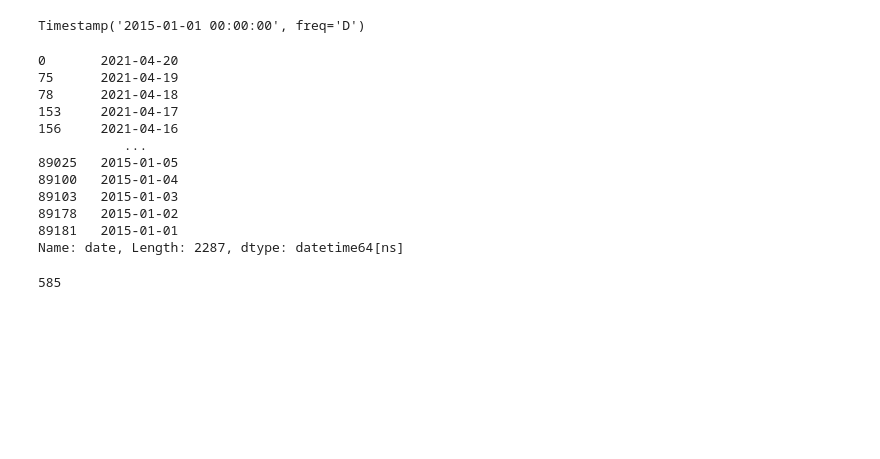
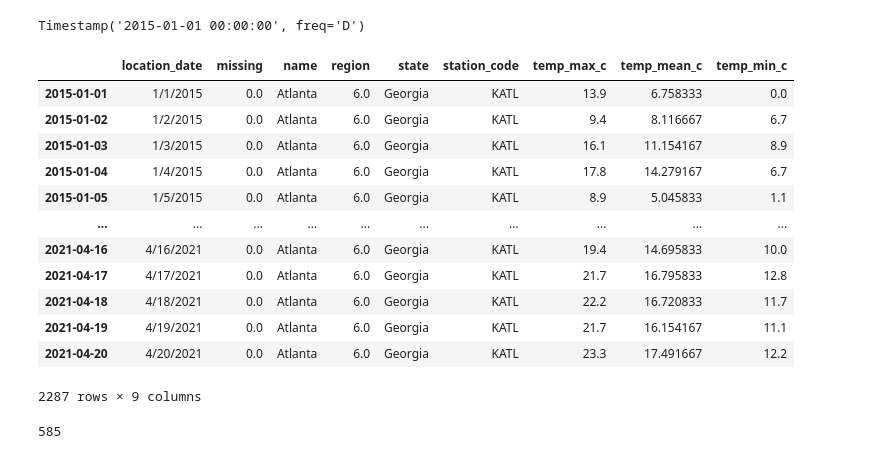
Before and after one commit to KPess/DegreeDays, a Jupyter notebook: Untitled.ipynb, the cells around one changed output. Saved outputs shown, nothing was run; the diff lists cells and outputs as text; code cells hidden in the pictures; blank space fills up the shorter version.

Commit message:
code working for KATL does not work for df2 - attempting to troubleshoot

```diff
--- a/Untitled.ipynb
+++ b/Untitled.ipynb
@@ -209,14 +196,6 @@ df.to_csv(path_or_buf='../SynMax/Pop Data.csv')
 # Convert date to datetime and fill
 datetime = pd.to_datetime(df2['location_date'])
 df2['date'] = datetime.dt.date
-# %%
-
-s=pd.date_range(df2.date.min(),df2.date.max(),freq='1 D')
-
-df3=df2.set_index(['name','station_code','state','region','date']).temp_mean_c.unstack().reindex(columns=s,fill_value='nan').stack().reset_index()
-df3.columns.values[4] = 'date'
-df3.columns.values[5] = 'temp_mean_c'
-df3
 # %%
 print(df2.loc[df2['station_code'] == stations[0], 'date' ])
 # %% [output]
@@ -235,9 +214,9 @@ Name: date, Length: 2287, dtype: datetime64[ns]
 # %%
- missingdates = []
+
+missing = []
 #loop through each station
-for i in range(0, 1):
-    missing = []
-    missing = pd.date_range(start = '2015-01-01', end = '2021-04-20' ).difference(df2.loc[df2['station_code']== stations[i], 'date'])
+for i in range(0, 28):
+    missingFromStation = pd.date_range(start = '2015-01-01', end = '2021-04-20' ).difference(df2.loc[df2['station_code']== stations[28]])
 
-print(missingdates)
+print(missingfromstation)
 # %% [output]
@@ -276,20 +260,21 @@ s[0]
 # %% [output]
 Timestamp('2015-01-01 00:00:00', freq='D')
 # %%
-df2.loc[df2['station_code']== stations[0], 'date']
+df2.loc[df2['station_code']== stations[0]]
 # %% [output]
+|  | location_date | missing | name | region | state | station_code | temp_max_c | temp_mean_c | temp_min_c |
+| 2015-01-01 | 1/1/2015 | 0.0 | Atlanta | 6.0 | Georgia | KATL | 13.9 | 6.758333 | 0.0 |
+| 2015-01-02 | 1/2/2015 | 0.0 | Atlanta | 6.0 | Georgia | KATL | 9.4 | 8.116667 | 6.7 |
+| 2015-01-03 | 1/3/2015 | 0.0 | Atlanta | 6.0 | Georgia | KATL | 16.1 | 11.154167 | 8.9 |
+| 2015-01-04 | 1/4/2015 | 0.0 | Atlanta | 6.0 | Georgia | KATL | 17.8 | 14.279167 | 6.7 |
+| 2015-01-05 | 1/5/2015 | 0.0 | Atlanta | 6.0 | Georgia | KATL | 8.9 | 5.045833 | 1.1 |
+| ... | ... | ... | ... | ... | ... | ... | ... | ... | ... |
+| 2021-04-16 | 4/16/2021 | 0.0 | Atlanta | 6.0 | Georgia | KATL | 19.4 | 14.695833 | 10.0 |
+| 2021-04-17 | 4/17/2021 | 0.0 | Atlanta | 6.0 | Georgia | KATL | 21.7 | 16.795833 | 12.8 |
+| 2021-04-18 | 4/18/2021 | 0.0 | Atlanta | 6.0 | Georgia | KATL | 22.2 | 16.720833 | 11.7 |
+| 2021-04-19 | 4/19/2021 | 0.0 | Atlanta | 6.0 | Georgia | KATL | 21.7 | 16.154167 | 11.1 |
+| 2021-04-20 | 4/20/2021 | 0.0 | Atlanta | 6.0 | Georgia | KATL | 23.3 | 17.491667 | 12.2 |
-0       2021-04-20
-75      2021-04-19
-78      2021-04-18
-153     2021-04-17
-156     2021-04-16
-           ...
-89025   2015-01-05
-89100   2015-01-04
-89103   2015-01-03
-89178   2015-01-02
-89181   2015-01-01
-Name: date, Length: 2287, dtype: datetime64[ns]
+2287 rows × 9 columns
 # %%
 # Calculate total number of missing days by station code - KPHX has no missing days
 missingCount = 0
```
Also changed, not shown: parts of 16 cells of this notebook, 1 other file.
